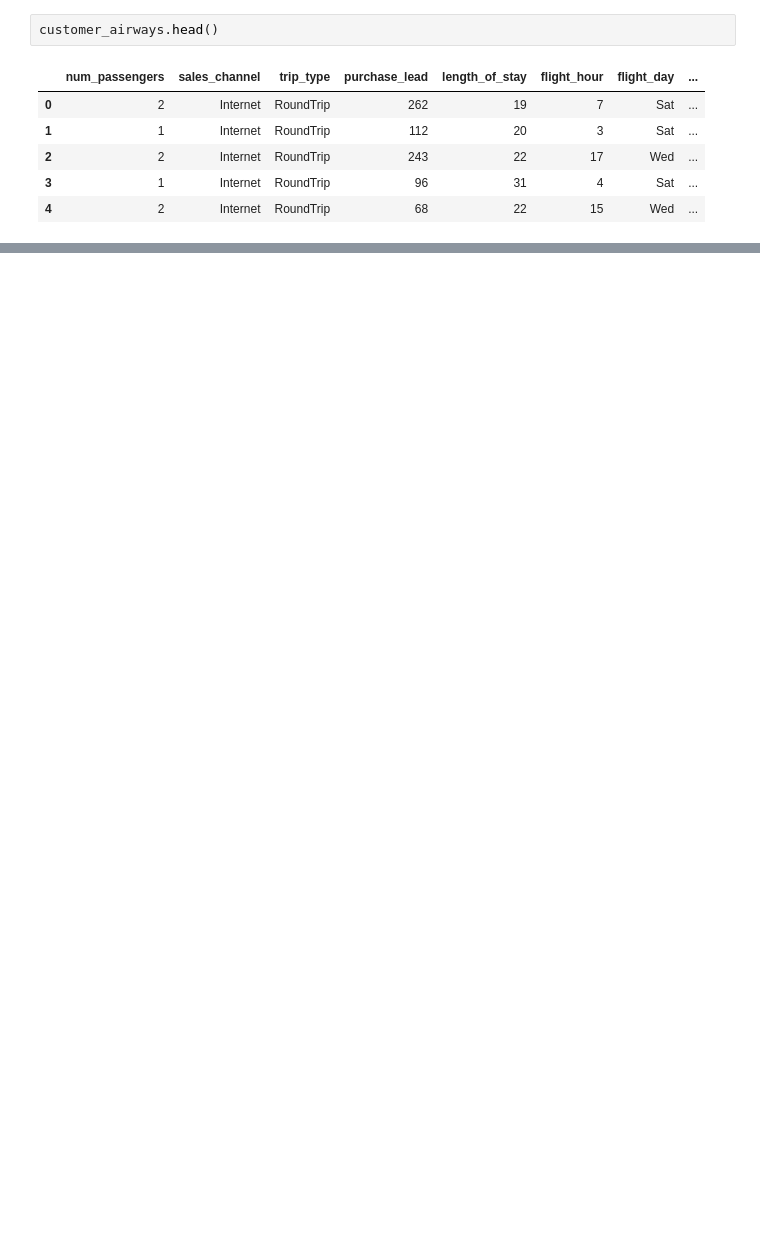
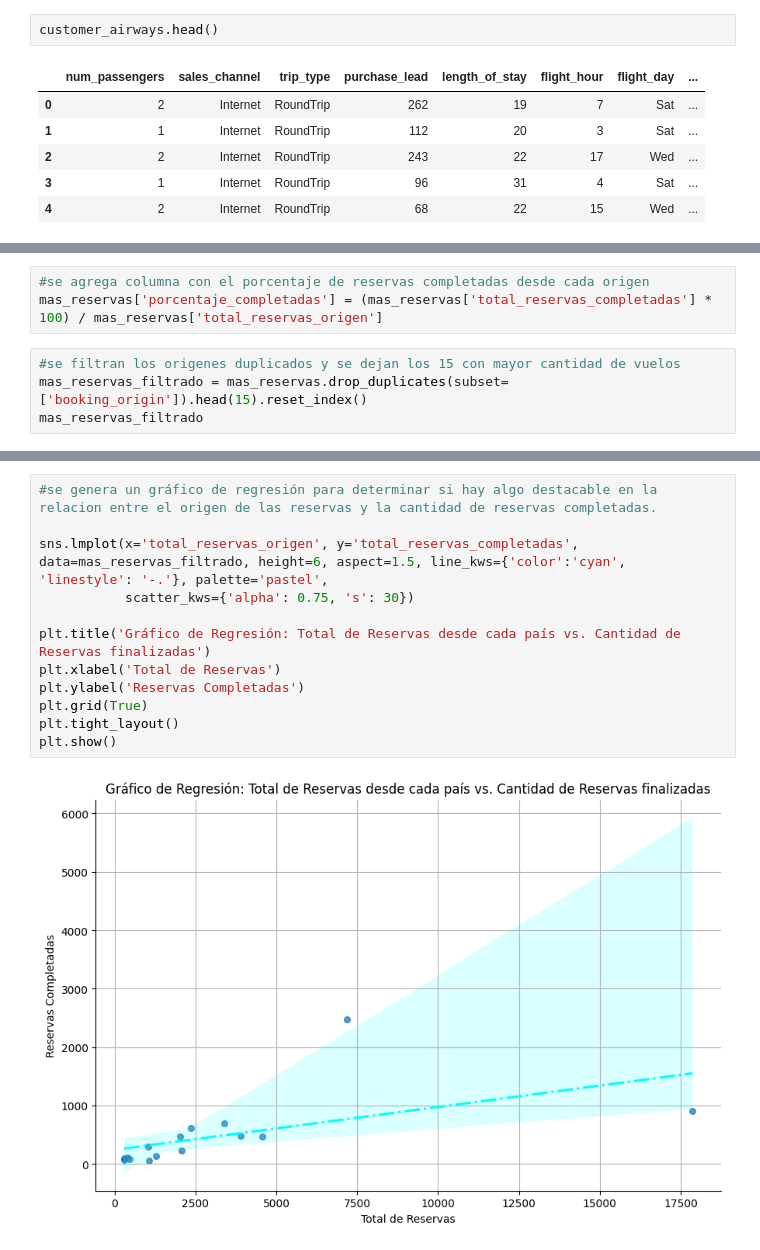
Before and after one commit to alexguttlein/TP1-AnalisisExploratorioDeDatos, a Jupyter notebook: TP1_Análisis_Exploratorio_de_Datos.ipynb, the cells around one changed output, grey strips where cells are left out. Drawn from its saved outputs; the diff is of its cells as text; blank space fills up the shorter version.

```diff
--- a/TP1_Análisis_Exploratorio_de_Datos.ipynb
+++ b/TP1_Análisis_Exploratorio_de_Datos.ipynb
@@ -26,0 +122,7 @@ customer_airways.head()
+# %%
+#se agrega columna con el porcentaje de reservas completadas desde cada origen
+mas_reservas['porcentaje_completadas'] = (mas_reservas['total_reservas_completadas'] * 100) / mas_reservas['total_reservas_origen']
+# %%
+#se filtran los origenes duplicados y se dejan los 15 con mayor cantidad de vuelos
+mas_reservas_filtrado = mas_reservas.drop_duplicates(subset=['booking_origin']).head(15).reset_index()
+mas_reservas_filtrado
@@ -26,0 +146,14 @@ customer_airways.head()
+# %%
+#se genera un gráfico de regresión para determinar si hay algo destacable en la relacion entre el origen de las reservas y la cantidad de reservas completadas.
+
+sns.lmplot(x='total_reservas_origen', y='total_reservas_completadas', data=mas_reservas_filtrado, height=6, aspect=1.5, line_kws={'color':'cyan', 'linestyle': '-.'}, palette='pastel',
+           scatter_kws={'alpha': 0.75, 's': 30})
+
+plt.title('Gráfico de Regresión: Total de Reservas desde cada país vs. Cantidad de Reservas finalizadas')
+plt.xlabel('Total de Reservas')
+plt.ylabel('Reservas Completadas')
+plt.grid(True)
+plt.tight_layout()
+plt.show()
+# %% [output]
+[figure, added]
```
Also changed, not shown: parts of 20 cells of this notebook.
